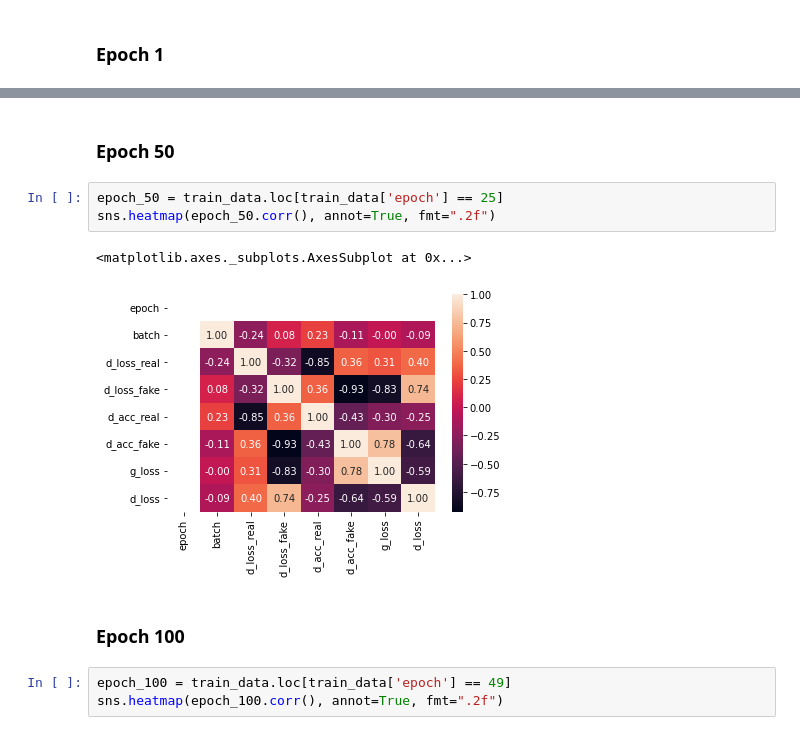
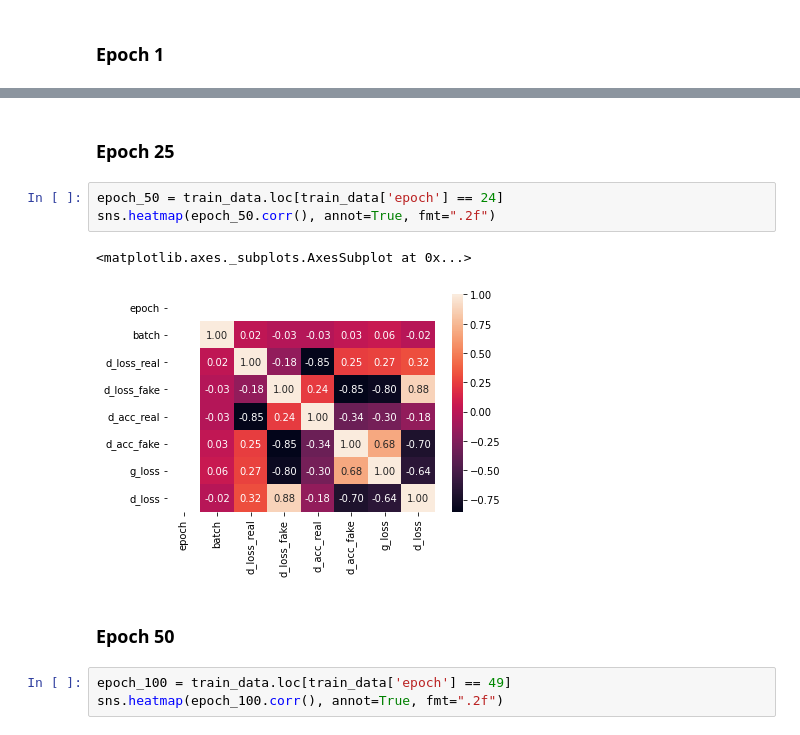
Before and after one commit to dodonas/DL_Final_Project_GAN, a Jupyter notebook: DL_FINAL_PROJECT_Conditional_GAN.ipynb, the cells around one changed output, grey strips where cells are left out. Drawn from its saved outputs; the diff is of its cells as text.

```diff
--- a/DL_FINAL_PROJECT_Conditional_GAN.ipynb
+++ b/DL_FINAL_PROJECT_Conditional_GAN.ipynb
@@ -386,13 +400,13 @@ sns.heatmap(epoch_1.corr(), annot=True, fmt=".2f")
+# %% [markdown]
+### Epoch 25
+# %%
+epoch_50 = train_data.loc[train_data['epoch'] == 24]
+sns.heatmap(epoch_50.corr(), annot=True, fmt=".2f")
+# %% [output]
+<matplotlib.axes._subplots.AxesSubplot at 0x...>
+[figure, added]
 # %% [markdown]
 ### Epoch 50
-# %%
-epoch_50 = train_data.loc[train_data['epoch'] == 25]
-sns.heatmap(epoch_50.corr(), annot=True, fmt=".2f")
-# %% [output]
-<matplotlib.axes._subplots.AxesSubplot at 0x...>
-[figure, removed]
-# %% [markdown]
-### Epoch 100
 # %%
 epoch_100 = train_data.loc[train_data['epoch'] == 49]
 sns.heatmap(epoch_100.corr(), annot=True, fmt=".2f")
```
Also changed, not shown: parts of 8 cells of this notebook.
